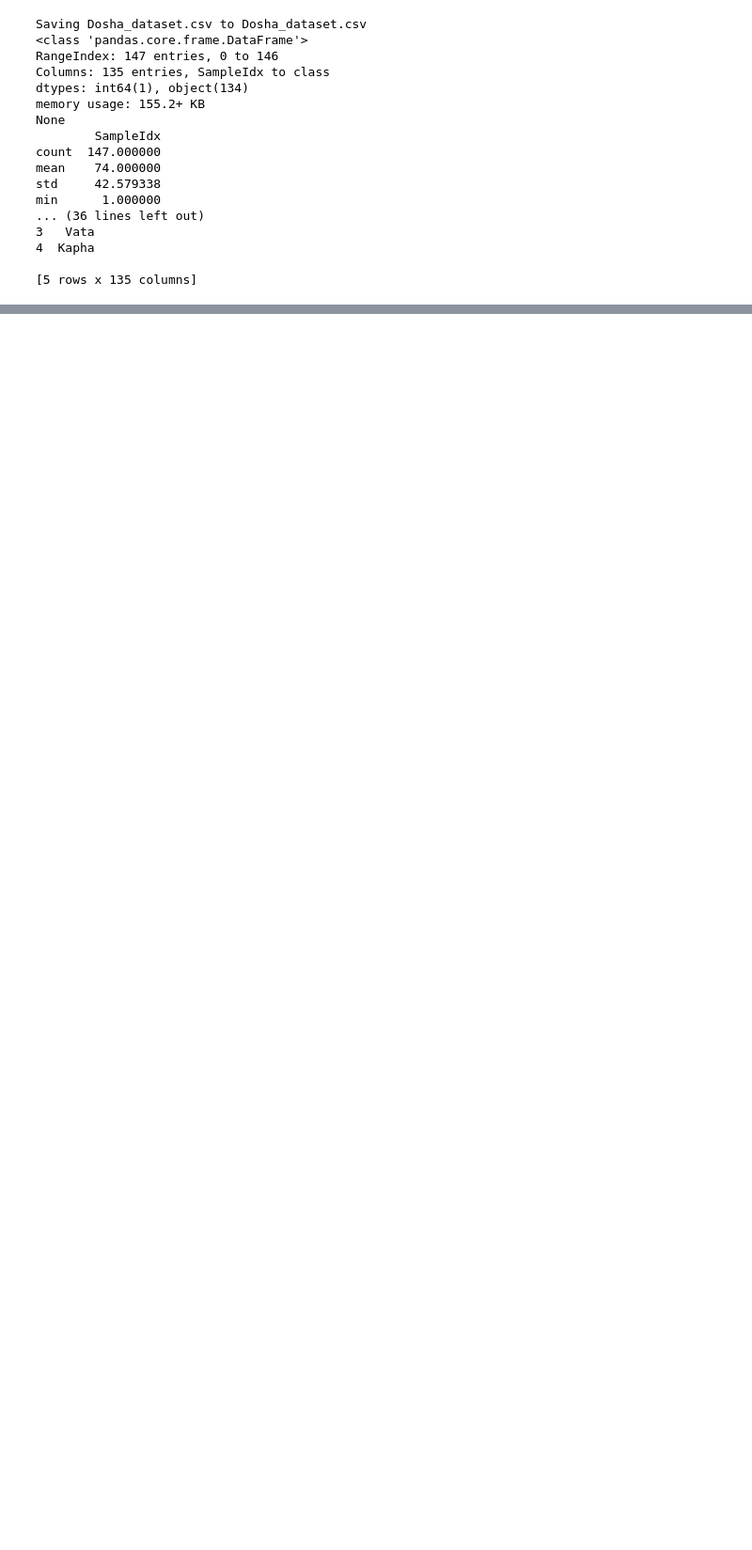
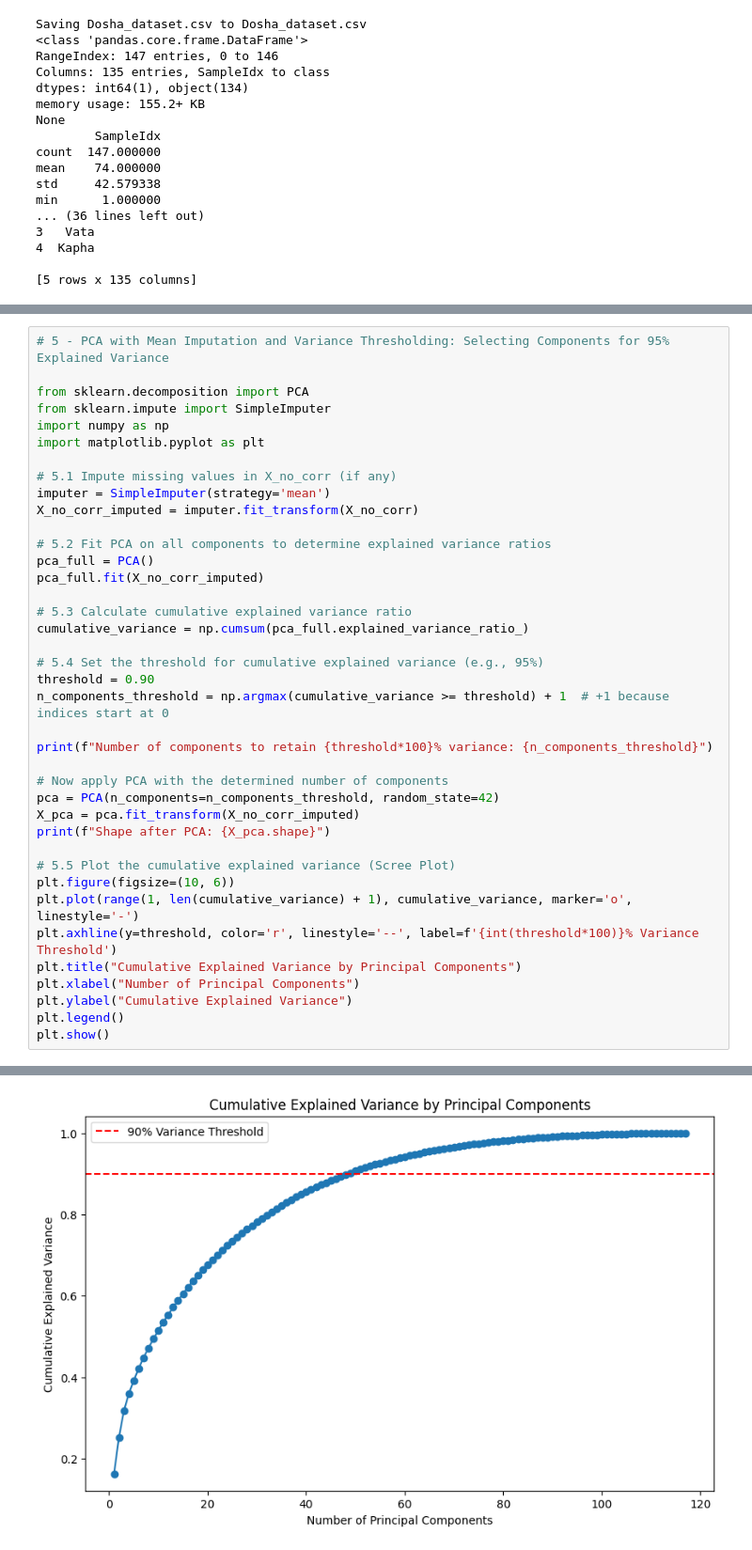
Before and after one commit to Sachinthana-Pathiranage/Sri-Ayu-Ayurvedic-Care, a Jupyter notebook: Notebooks/Kavindi's Notebooks/Feature_Engineering.ipynb, the cells around one changed output, grey strips where cells are left out. Shown at 94% size. Cells and saved outputs as stored; diff of their text form; blank space fills up the shorter version.

```diff
--- a/Notebooks/Kavindi's Notebooks/Feature_Engineering.ipynb
+++ b/Notebooks/Kavindi's Notebooks/Feature_Engineering.ipynb
@@ -519,0 +191,40 @@ Name: count, dtype: int64
+# %%
+# 5 - PCA with Mean Imputation and Variance Thresholding: Selecting Components for 95% Explained Variance
+
+from sklearn.decomposition import PCA
+from sklearn.impute import SimpleImputer
+import numpy as np
+import matplotlib.pyplot as plt
+
+# 5.1 Impute missing values in X_no_corr (if any)
+imputer = SimpleImputer(strategy='mean')
+X_no_corr_imputed = imputer.fit_transform(X_no_corr)
+
+# 5.2 Fit PCA on all components to determine explained variance ratios
+pca_full = PCA()
+pca_full.fit(X_no_corr_imputed)
+
+# 5.3 Calculate cumulative explained variance ratio
+cumulative_variance = np.cumsum(pca_full.explained_variance_ratio_)
+
+# 5.4 Set the threshold for cumulative explained variance (e.g., 95%)
+threshold = 0.90
+n_components_threshold = np.argmax(cumulative_variance >= threshold) + 1  # +1 because indices start at 0
+
+print(f"Number of components to retain {threshold*100}% variance: {n_components_threshold}")
+
+# Now apply PCA with the determined number of components
+pca = PCA(n_components=n_components_threshold, random_state=42)
+X_pca = pca.fit_transform(X_no_corr_imputed)
+print(f"Shape after PCA: {X_pca.shape}")
+
+# 5.5 Plot the cumulative explained variance (Scree Plot)
+plt.figure(figsize=(10, 6))
+plt.plot(range(1, len(cumulative_variance) + 1), cumulative_variance, marker='o', linestyle='-')
+plt.axhline(y=threshold, color='r', linestyle='--', label=f'{int(threshold*100)}% Variance Threshold')
+plt.title("Cumulative Explained Variance by Principal Components")
+plt.xlabel("Number of Principal Components")
+plt.ylabel("Cumulative Explained Variance")
+plt.legend()
+plt.show()
+# %% [output]
@@ -519,0 +233 @@ Name: count, dtype: int64
+[figure, added]
```
Also changed, not shown: parts of 29 cells of this notebook.
